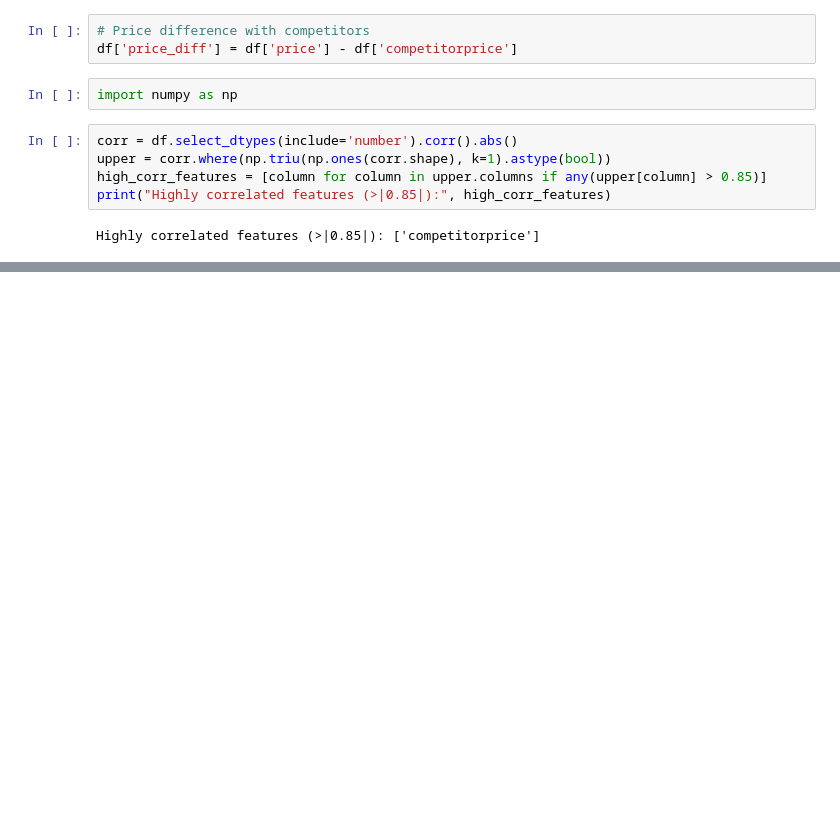
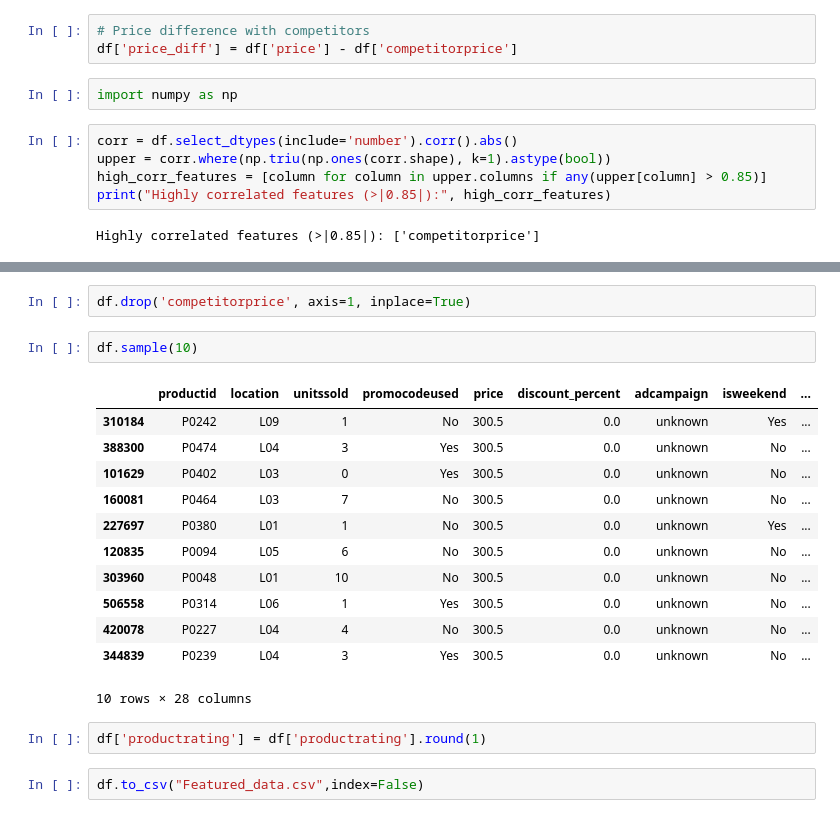
Before and after one commit to sachinn854/Product-Demand-Forecasting, a Jupyter notebook: 7_Feature Selection/feature.ipynb, the cells around one changed output, grey strips where cells are left out. Saved outputs shown, nothing was run; the diff lists cells and outputs as text; blank space fills up the shorter version.

Commit message:
Data Featured

```diff
--- a/7_Feature Selection/feature.ipynb
+++ b/7_Feature Selection/feature.ipynb
@@ -50,0 +138,21 @@ Highly correlated features (>|0.85|): ['competitorprice']
+# %%
+df.drop('competitorprice', axis=1, inplace=True)
+# %%
+df.sample(10)
+# %% [output]
+|  | productid | location | unitssold | promocodeused | price | discount_percent | adcampaign | isweekend | ... |
+| 310184 | P0242 | L09 | 1 | No | 300.5 | 0.0 | unknown | Yes | ... |
+| 388300 | P0474 | L04 | 3 | Yes | 300.5 | 0.0 | unknown | No | ... |
+| 101629 | P0402 | L03 | 0 | Yes | 300.5 | 0.0 | unknown | No | ... |
+| 160081 | P0464 | L03 | 7 | No | 300.5 | 0.0 | unknown | No | ... |
+| 227697 | P0380 | L01 | 1 | No | 300.5 | 0.0 | unknown | Yes | ... |
+| 120835 | P0094 | L05 | 6 | No | 300.5 | 0.0 | unknown | No | ... |
+| 303960 | P0048 | L01 | 10 | No | 300.5 | 0.0 | unknown | No | ... |
+| 506558 | P0314 | L06 | 1 | Yes | 300.5 | 0.0 | unknown | No | ... |
+| 420078 | P0227 | L04 | 4 | No | 300.5 | 0.0 | unknown | No | ... |
+| 344839 | P0239 | L04 | 3 | Yes | 300.5 | 0.0 | unknown | No | ... |
+10 rows × 28 columns
+# %%
+df['productrating'] = df['productrating'].round(1)
+# %%
+df.to_csv("Featured_data.csv",index=False)
```
Also changed, not shown: parts of 10 cells of this notebook.
